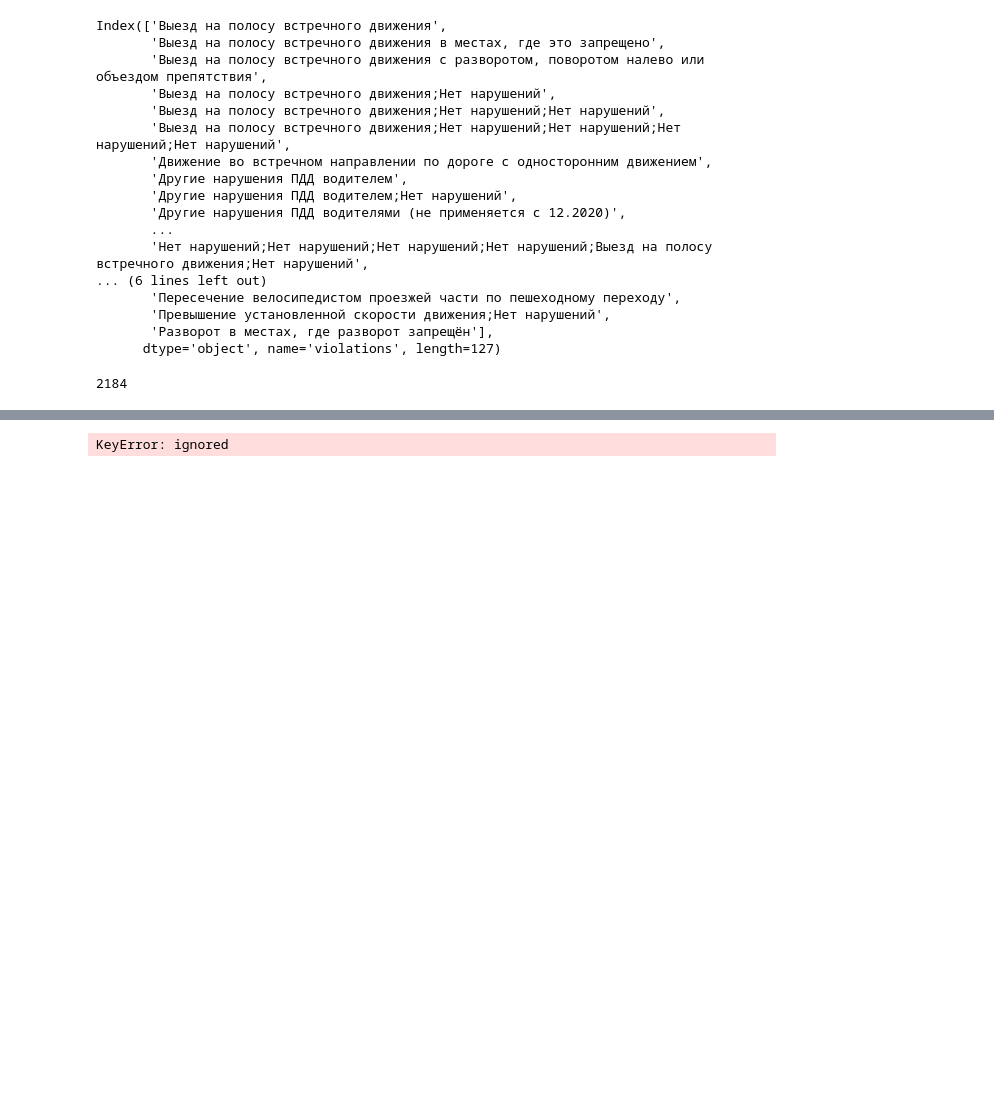
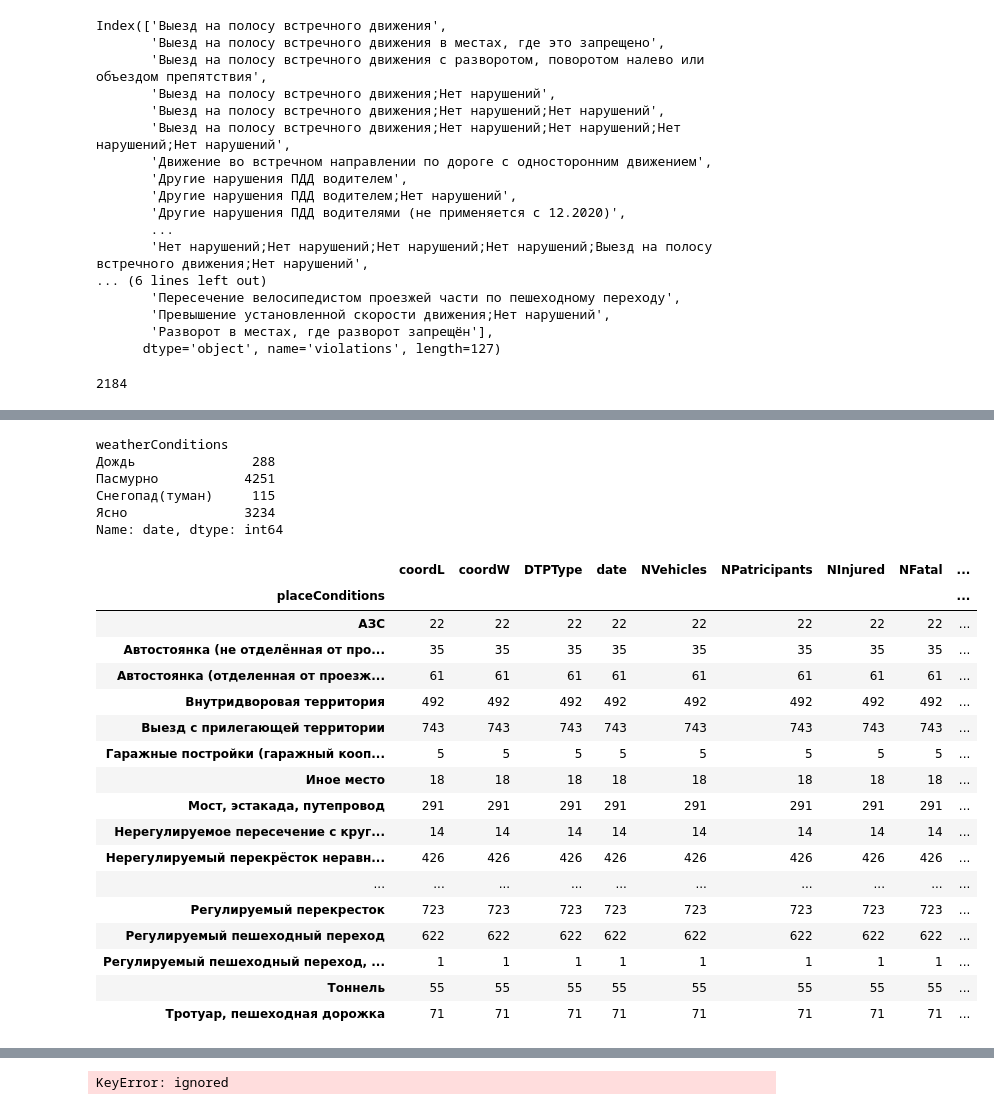
Before and after one commit to ovad4221/Accident_prediction_system, a Jupyter notebook: Avarii_project_primary_analysis.ipynb, the cells around one changed output, grey strips where cells are left out. Drawn from its saved outputs; the diff is of its cells as text; code cells hidden in the pictures; blank space fills up the shorter version.

Commit message:
DTPType, additionalFactor, weatherConditions

```diff
--- a/Avarii_project_primary_analysis.ipynb
+++ b/Avarii_project_primary_analysis.ipynb
@@ -74,6 +74,8 @@ Index(['Выезд на полосу встречного движения',
        'Превышение установленной скорости движения;Нет нарушений',
        'Разворот в местах, где разворот запрещён'],
       dtype='object', name='violations', length=127)
+# %%
+df.index = list(range(len(df)))
 # %%
 def func(arr):
   for i in arr:
@@ -81,10 +83,11 @@ def func(arr):
       return i
 
 n = 0
-for i in df['violations']:
-  if func(i.split(';')) == None:
-    # print(i)
+for i in range(len(df['violations'])):
+  if func(df.loc[i, 'violations'].split(';')) == None:
+    # print(df.loc[i, 'violationsAdditional'])
     n += 1
+
 n
 
 
@@ -93,0 +140,41 @@ n
+# %%
+# объединим туман и снегопад, а так нормально
+def func(string):
+  if 'Туман' in string or 'Снегопад' in string:
+    return 'Снегопад(туман)'
+  else:
+    return string
+
+
+
+df['weatherConditions'] = [func(i) for i in df['weatherConditions']]
+# вот так норм
+df.groupby('weatherConditions').count()['date']
+# %% [output]
+weatherConditions
+Дождь               288
+Пасмурно           4251
+Снегопад(туман)     115
+Ясно               3234
+Name: date, dtype: int64
+# %%
+df.groupby('placeConditions').count()
+# %% [output]
+|  | coordL | coordW | DTPType | date | NVehicles | NPatricipants | NInjured | NFatal | ... |
+| placeConditions |  |  |  |  |  |  |  |  | ... |
+| АЗС | 22 | 22 | 22 | 22 | 22 | 22 | 22 | 22 | ... |
+| Автостоянка (не отделённая от про... | 35 | 35 | 35 | 35 | 35 | 35 | 35 | 35 | ... |
+| Автостоянка (отделенная от проезж... | 61 | 61 | 61 | 61 | 61 | 61 | 61 | 61 | ... |
+| Внутридворовая территория | 492 | 492 | 492 | 492 | 492 | 492 | 492 | 492 | ... |
+| Выезд с прилегающей территории | 743 | 743 | 743 | 743 | 743 | 743 | 743 | 743 | ... |
+| Гаражные постройки (гаражный кооп... | 5 | 5 | 5 | 5 | 5 | 5 | 5 | 5 | ... |
+| Иное место | 18 | 18 | 18 | 18 | 18 | 18 | 18 | 18 | ... |
+| Мост, эстакада, путепровод | 291 | 291 | 291 | 291 | 291 | 291 | 291 | 291 | ... |
+| Нерегулируемое пересечение с круг... | 14 | 14 | 14 | 14 | 14 | 14 | 14 | 14 | ... |
+| Нерегулируемый перекрёсток неравн... | 426 | 426 | 426 | 426 | 426 | 426 | 426 | 426 | ... |
+| ... | ... | ... | ... | ... | ... | ... | ... | ... | ... |
+| Регулируемый перекресток | 723 | 723 | 723 | 723 | 723 | 723 | 723 | 723 | ... |
+| Регулируемый пешеходный переход | 622 | 622 | 622 | 622 | 622 | 622 | 622 | 622 | ... |
+| Регулируемый пешеходный переход, ... | 1 | 1 | 1 | 1 | 1 | 1 | 1 | 1 | ... |
+| Тоннель | 55 | 55 | 55 | 55 | 55 | 55 | 55 | 55 | ... |
+| Тротуар, пешеходная дорожка | 71 | 71 | 71 | 71 | 71 | 71 | 71 | 71 | ... |
```
Also changed, not shown: parts of 19 cells of this notebook.
